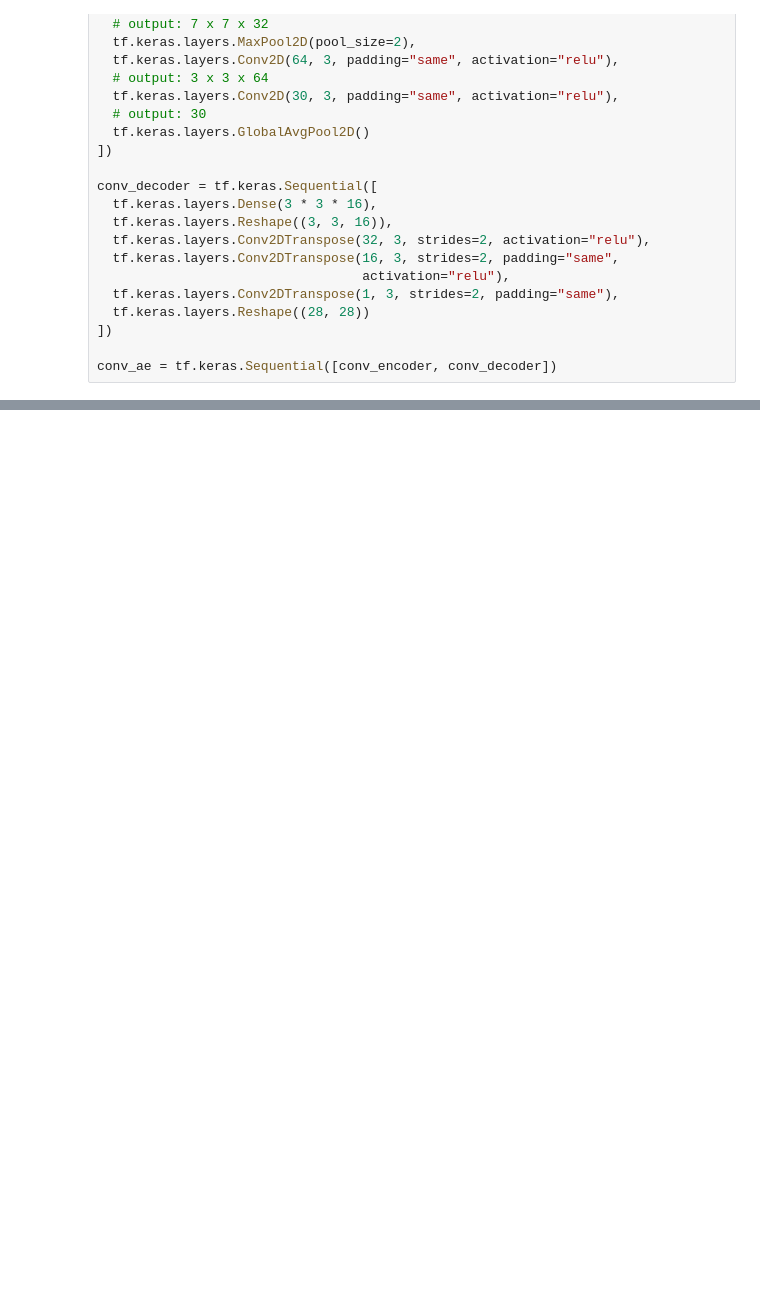
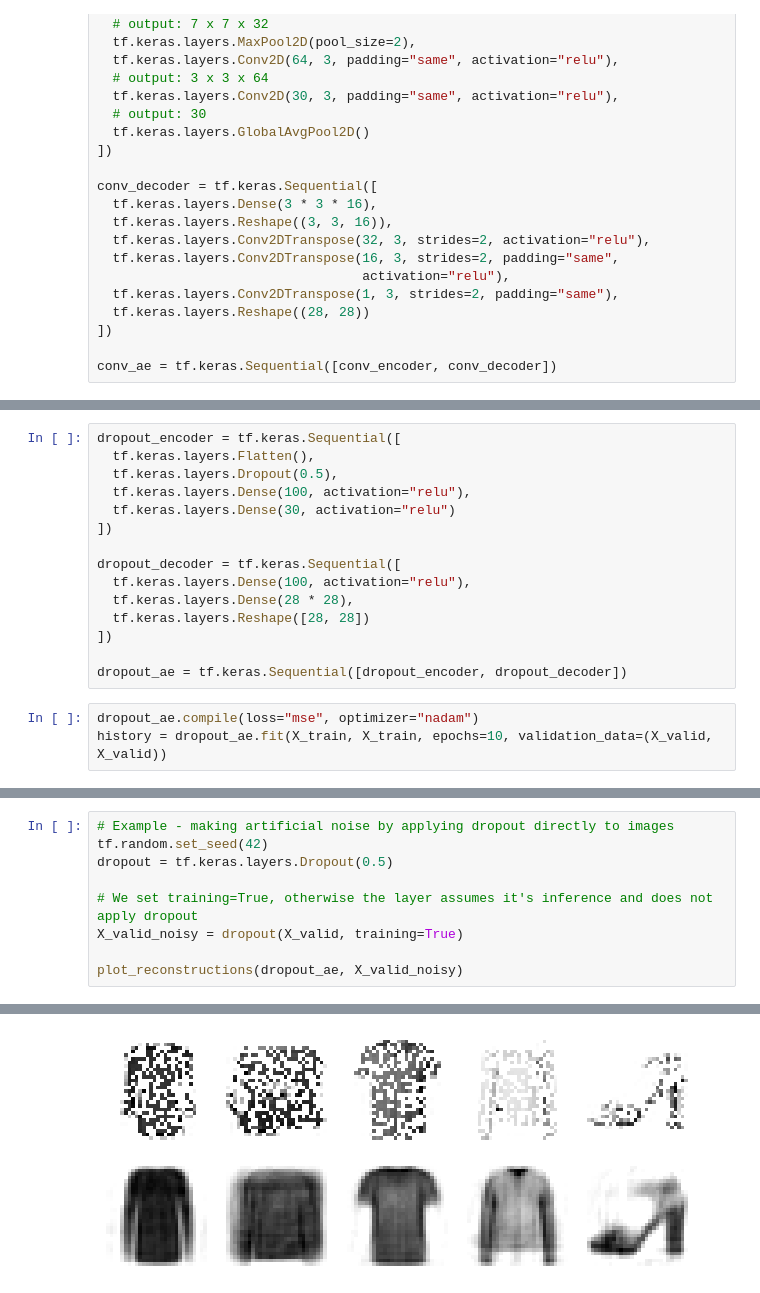
Before and after one commit to adamscarlat/hands-on-ML-with-Scikit-Learn-and-Tensorflow, a Jupyter notebook: edition3/ch17-autoencoders-gan/autoencoders.ipynb, the cells around one changed output, grey strips where cells are left out. Cells and saved outputs as stored; diff of their text form; blank space fills up the shorter version.

```diff
--- a/edition3/ch17-autoencoders-gan/autoencoders.ipynb
+++ b/edition3/ch17-autoencoders-gan/autoencoders.ipynb
@@ -213,0 +238,18 @@ Epoch 2/10
+# %%
+dropout_encoder = tf.keras.Sequential([
+  tf.keras.layers.Flatten(),
+  tf.keras.layers.Dropout(0.5),
+  tf.keras.layers.Dense(100, activation="relu"),
+  tf.keras.layers.Dense(30, activation="relu")
+])
+
+dropout_decoder = tf.keras.Sequential([
+  tf.keras.layers.Dense(100, activation="relu"),
+  tf.keras.layers.Dense(28 * 28),
+  tf.keras.layers.Reshape([28, 28])
+])
+
+dropout_ae = tf.keras.Sequential([dropout_encoder, dropout_decoder])
+# %%
+dropout_ae.compile(loss="mse", optimizer="nadam")
+history = dropout_ae.fit(X_train, X_train, epochs=10, validation_data=(X_valid, X_valid))
@@ -213,0 +277,10 @@ Epoch 2/10
+# %%
+# Example - making artificial noise by applying dropout directly to images
+tf.random.set_seed(42)
+dropout = tf.keras.layers.Dropout(0.5)
+
+# We set training=True, otherwise the layer assumes it's inference and does not apply dropout
+X_valid_noisy = dropout(X_valid, training=True)
+
+plot_reconstructions(dropout_ae, X_valid_noisy)
+# %% [output]
@@ -213,0 +288 @@ Epoch 2/10
+[figure, added]
```
Also changed, not shown: parts of 11 cells of this notebook, 1 other file.
